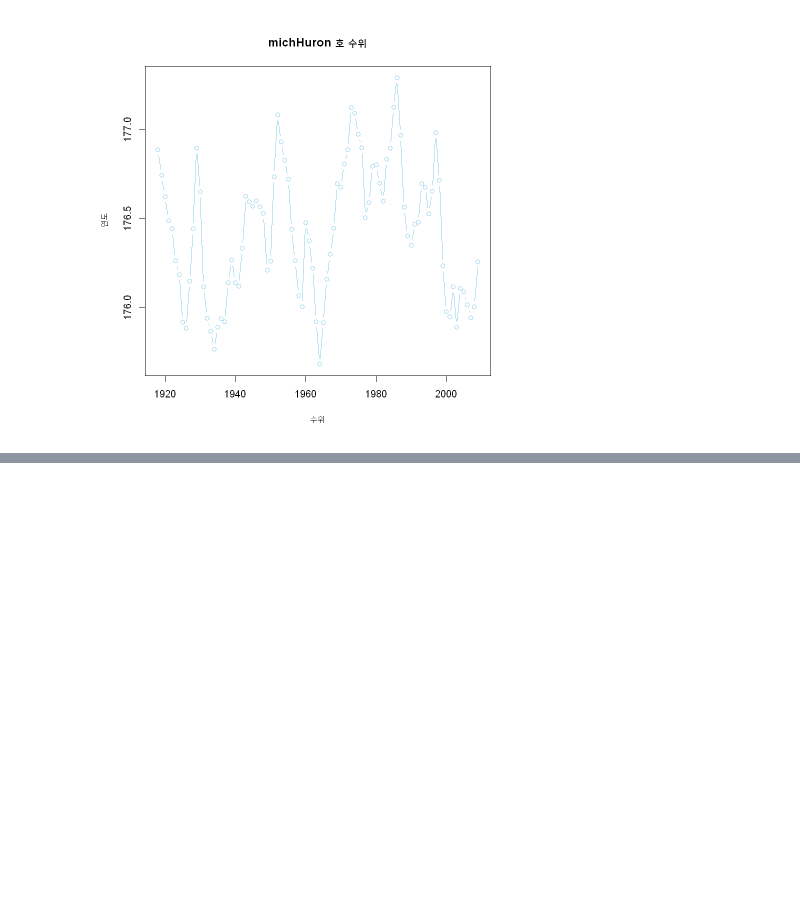
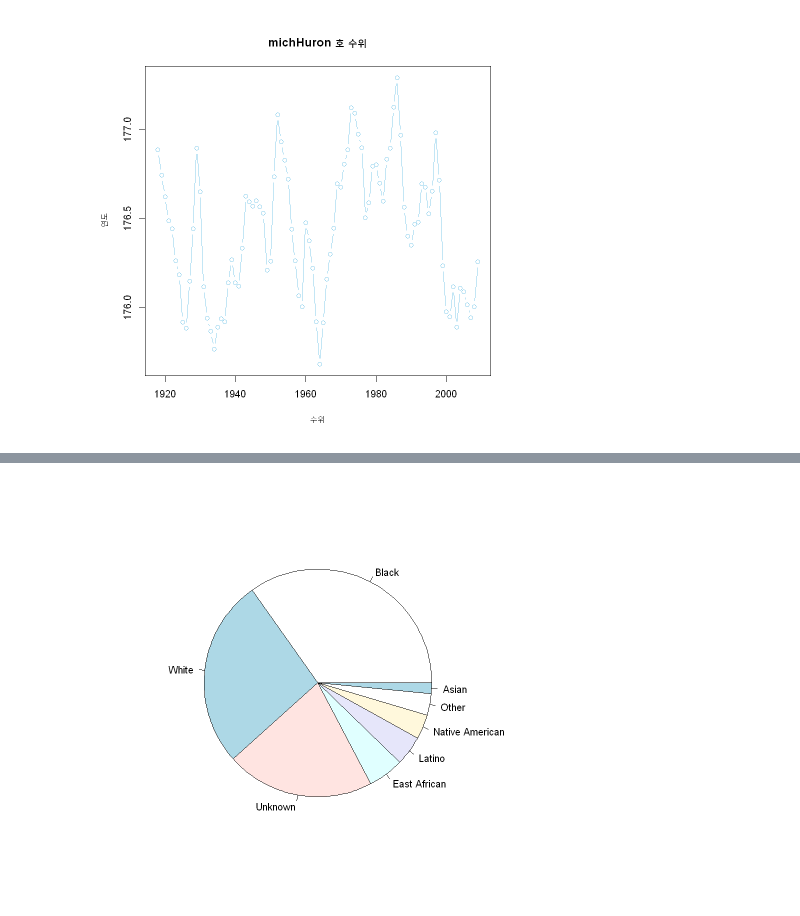
Before and after one commit to layla-focalors/r_learning_mx, a Jupyter notebook: Caffee/Malcha Coffee.ipynb, the cells around one changed output, grey strips where cells are left out. Saved outputs shown, nothing was run; the diff lists cells and outputs as text; code cells hidden in the pictures; blank space fills up the shorter version.

Commit message:
add pie chart graph core

```diff
--- a/Caffee/Malcha Coffee.ipynb
+++ b/Caffee/Malcha Coffee.ipynb
@@ -342,0 +348,6 @@ plot(ds$year, ds$michHuron,
+# %%
+ds = table(MplsStops$race)
+# %%
+pie(ds)
+# %% [output]
+[figure, added]
```
Also changed, not shown: parts of 7 cells of this notebook.
